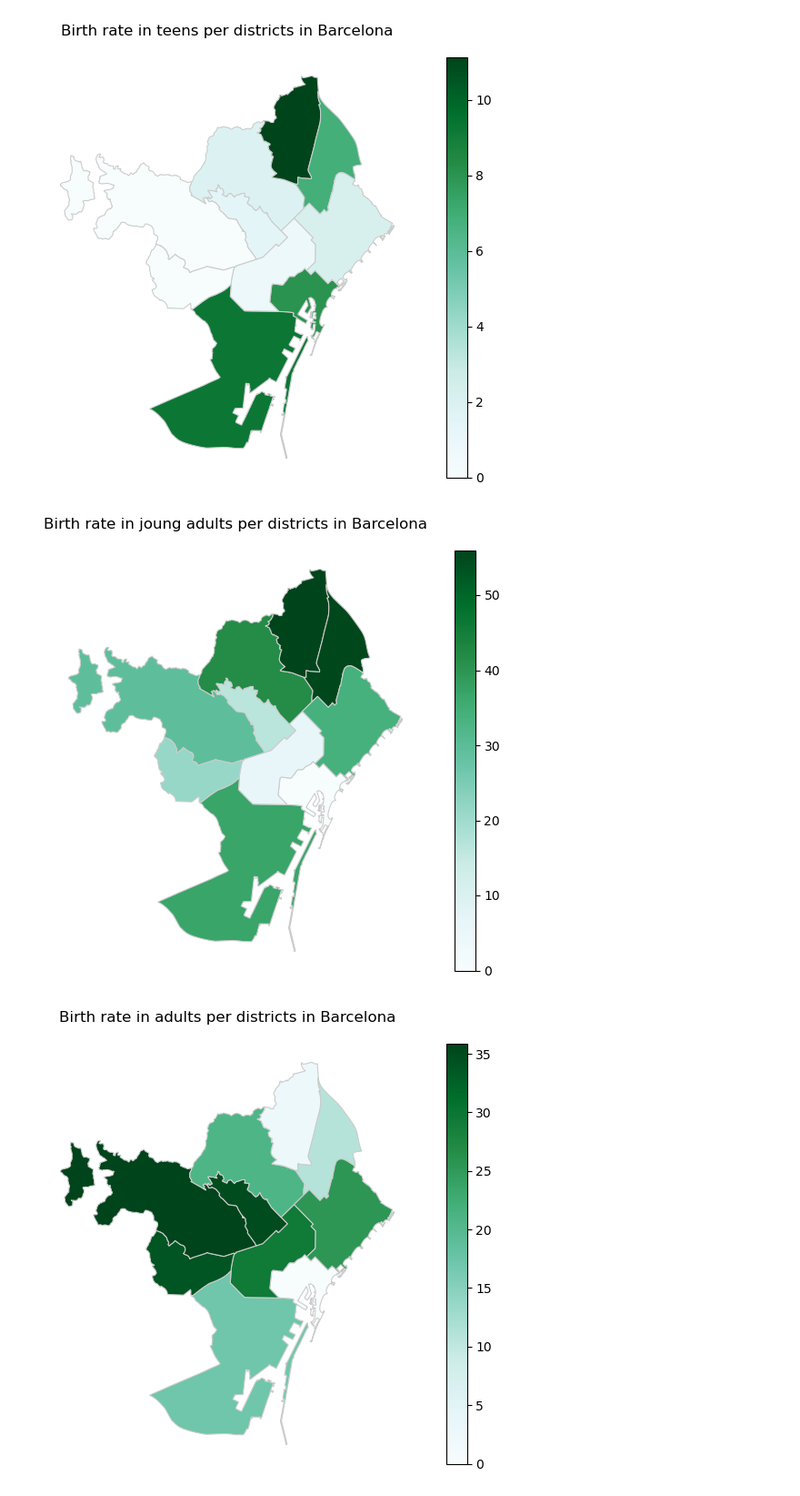
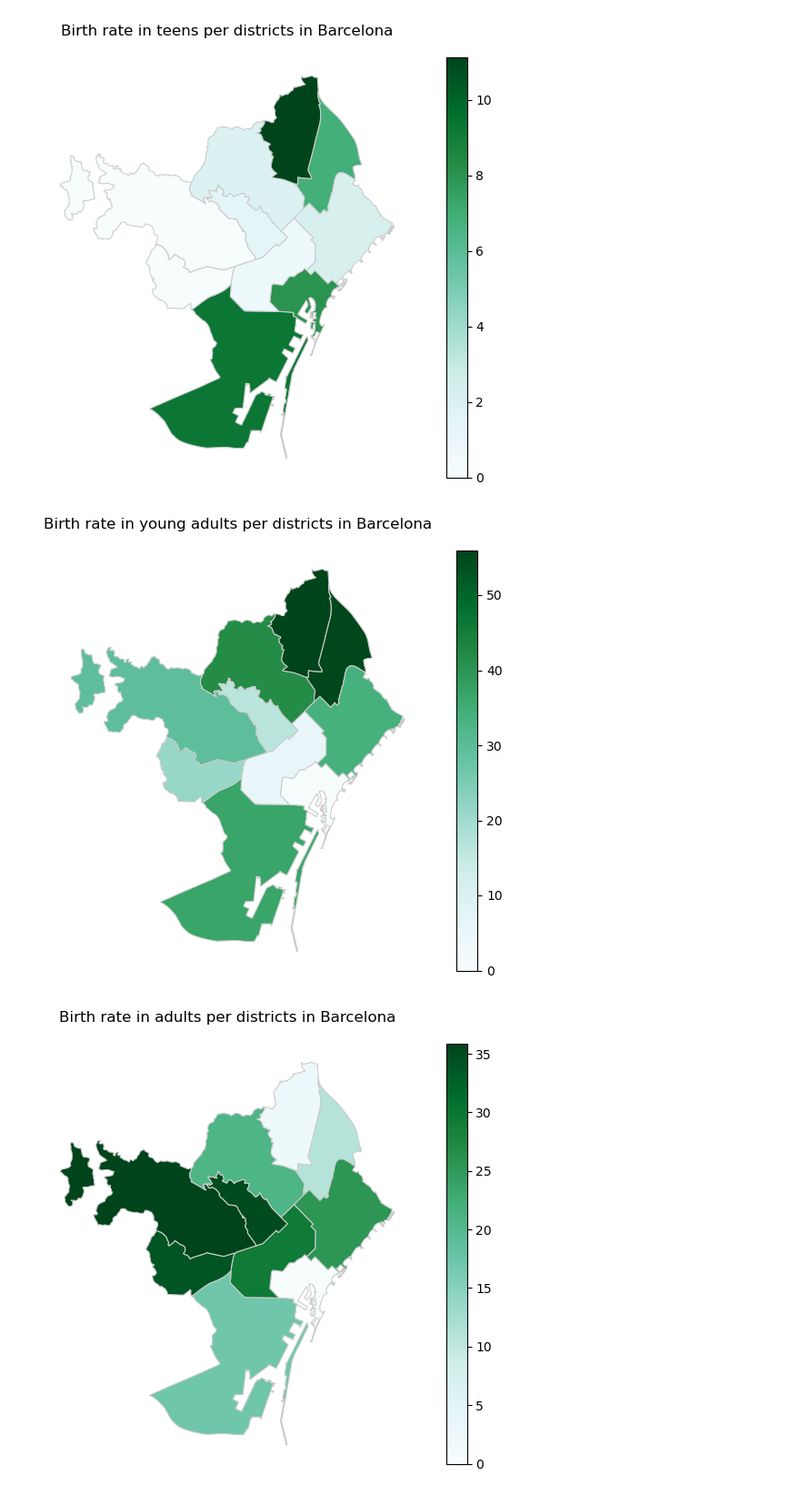
Before and after one commit to JuliaAT/AVDM-project, a Jupyter notebook: birth-per-income.ipynb, the cells around one changed output. Shown at 91% size. Saved outputs shown, nothing was run; the diff lists cells and outputs as text; code cells hidden in the pictures.

Commit message:
Bar graphs

```diff
--- a/birth-per-income.ipynb
+++ b/birth-per-income.ipynb
@@ -202,15 +189,17 @@ cbar = fig.colorbar(sm)
 # %%
 # Merge mean birth rate in joung adults with the shapefile
 fig, ax = plt.subplots(1, figsize = (10, 6))
 barna_dist_adult.plot(column = 'Nombre', cmap = 'BuGn', linewidth = 0.8, edgecolor = '0.8', ax = ax)
 plt.axis('off')
-plt.title('Birth rate in joung adults per districts in Barcelona')
+plt.title('Birth rate in young adults per districts in Barcelona')
 sm = plt.cm.ScalarMappable(cmap = 'BuGn', norm = plt.Normalize(vmin = 0, vmax = 56))
 
 sm._A = []
 cbar = fig.colorbar(sm)
+plt.savefig('./Plots/Birth_rate_districts/birth_rate_young_adults.png', dpi = 300)
+plt.show()
 # %% [output]
-[figure, old version]
+[figure, new version]
 # %%
 # Merge mean birth rate in adults with the shapefile
 fig, ax = plt.subplots(1, figsize = (10, 6))
```
Also changed, not shown: parts of 10 cells of this notebook.
